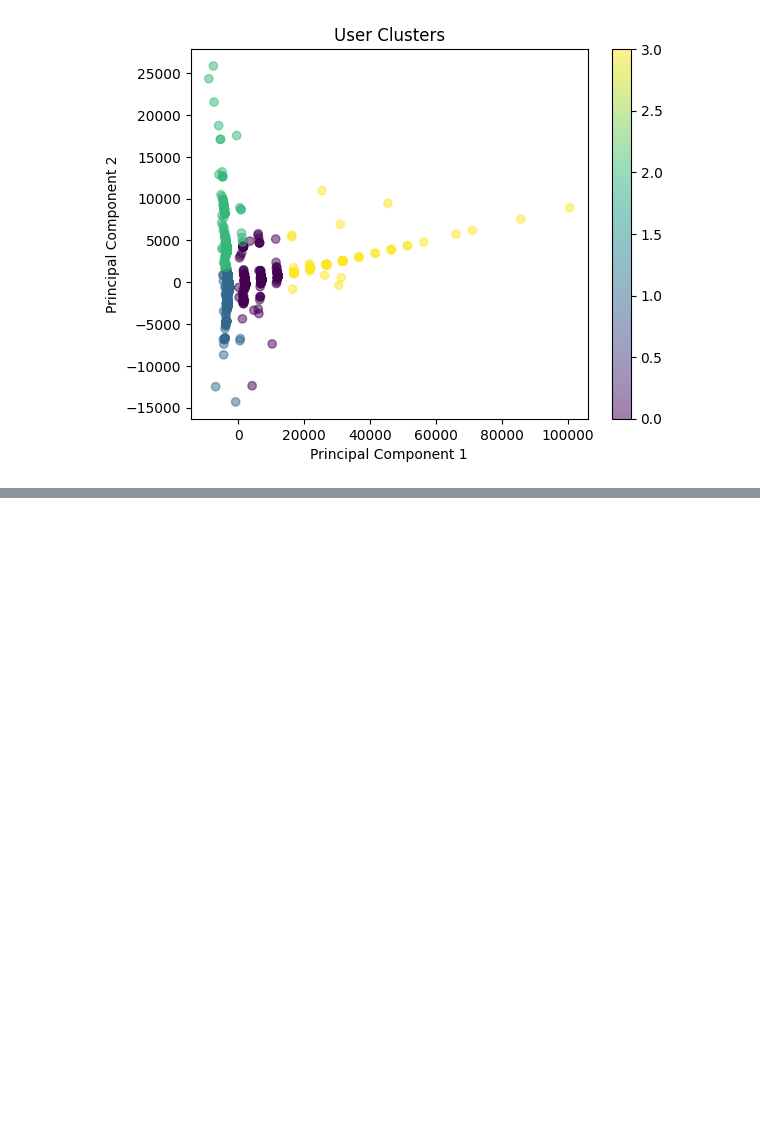
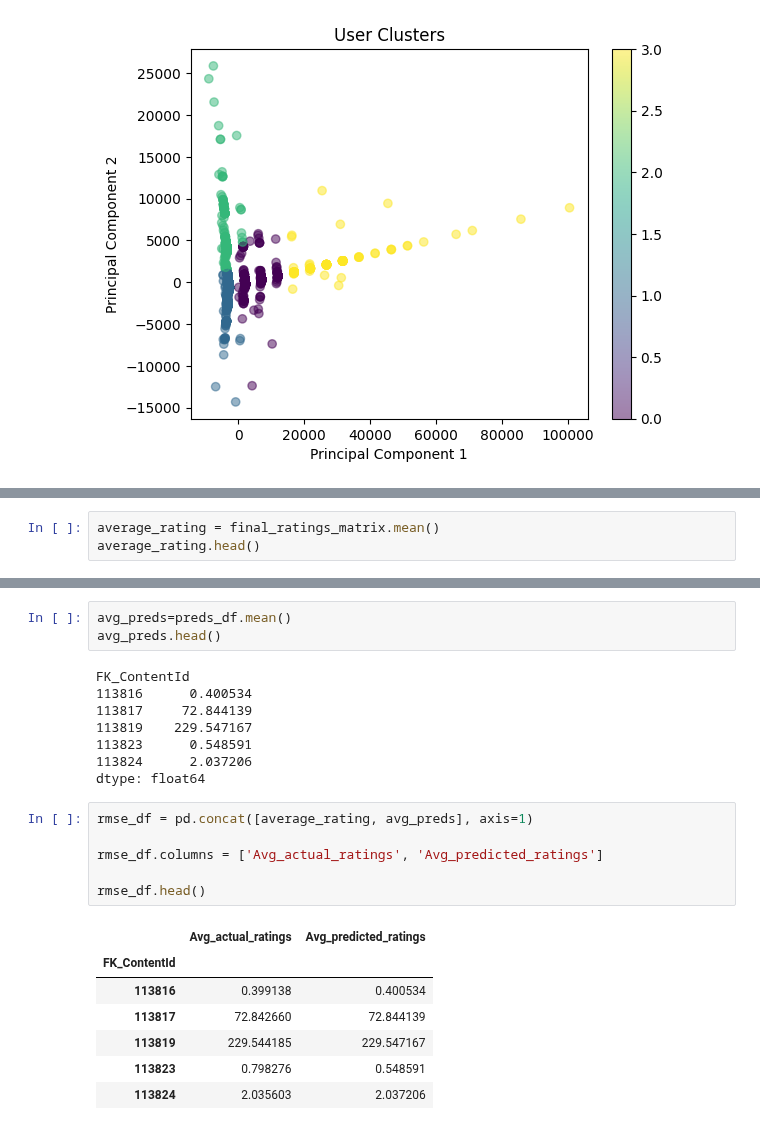
Before and after one commit to DboukAli98/KFHXRelatedAi, a Jupyter notebook: NoteBooks/Model Generation/Clustering.ipynb, the cells around one changed output, grey strips where cells are left out. Cells and saved outputs as stored; diff of their text form; blank space fills up the shorter version.

```diff
--- a/NoteBooks/Model Generation/Clustering.ipynb
+++ b/NoteBooks/Model Generation/Clustering.ipynb
@@ -143,0 +250,3 @@ plt.show()
+# %%
+average_rating = final_ratings_matrix.mean()
+average_rating.head()
@@ -143,0 +271,25 @@ plt.show()
+# %%
+avg_preds=preds_df.mean()
+avg_preds.head()
+# %% [output]
+FK_ContentId
+113816      0.400534
+113817     72.844139
+113819    229.547167
+113823      0.548591
+113824      2.037206
+dtype: float64
+# %%
+rmse_df = pd.concat([average_rating, avg_preds], axis=1)
+
+rmse_df.columns = ['Avg_actual_ratings', 'Avg_predicted_ratings']
+
+rmse_df.head()
+# %% [output]
+|  | Avg_actual_ratings | Avg_predicted_ratings |
+| FK_ContentId |  |  |
+| 113816 | 0.399138 | 0.400534 |
+| 113817 | 72.842660 | 72.844139 |
+| 113819 | 229.544185 | 229.547167 |
+| 113823 | 0.798276 | 0.548591 |
+| 113824 | 2.035603 | 2.037206 |
```
Also changed, not shown: parts of 12 cells of this notebook, 1 other file.
